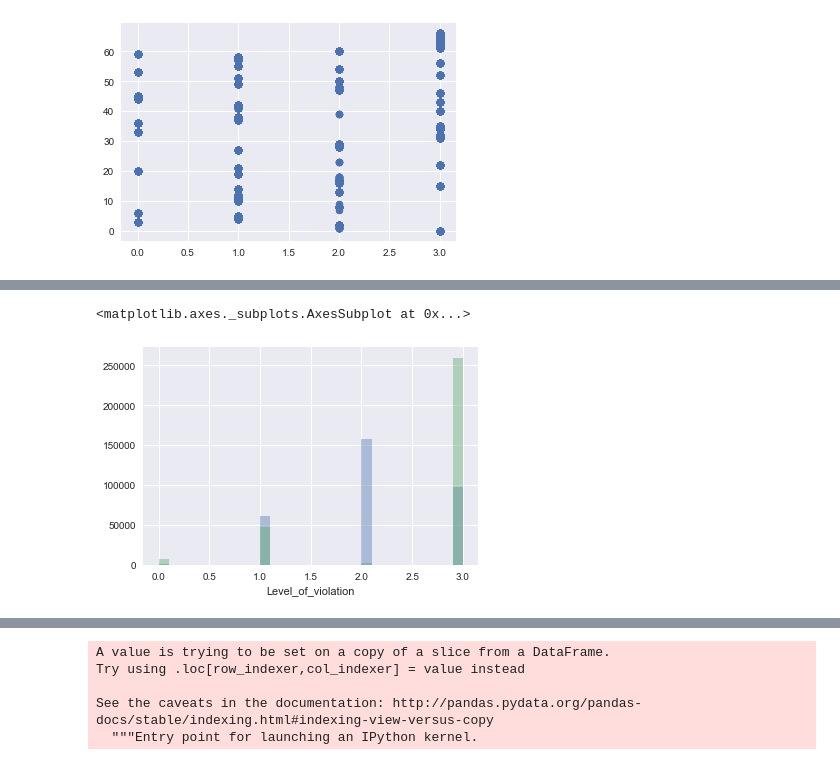
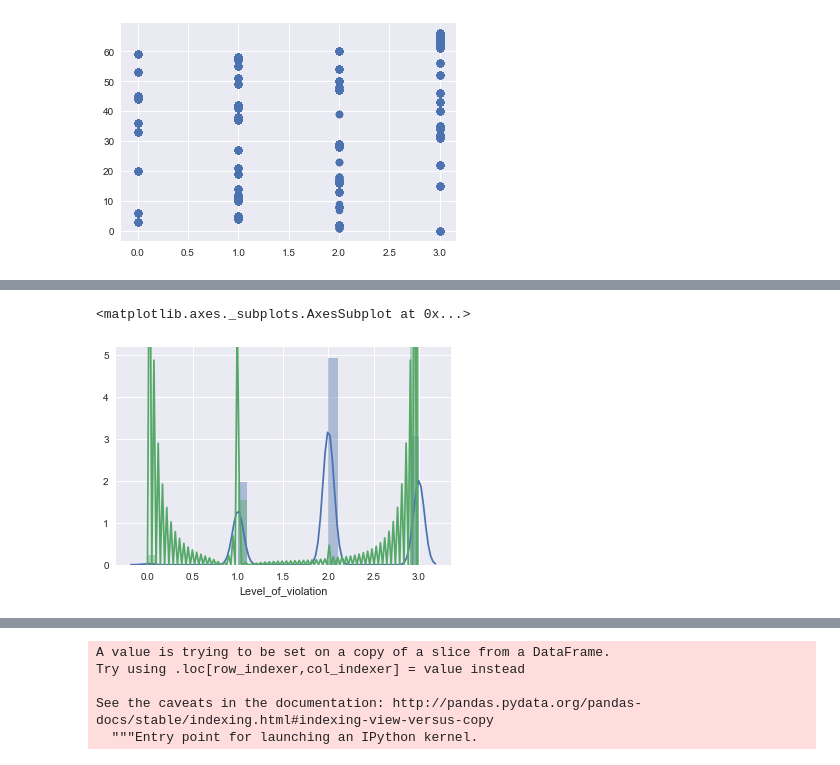
Before and after one commit to Reet1992/Boston_Crime_Prediction, a Jupyter notebook: crime_prediction_python_Second_phase.ipynb, the cells around one changed output, grey strips where cells are left out. Drawn from its saved outputs; the diff is of its cells as text; code cells hidden in the pictures.

```diff
--- a/crime_prediction_python_Second_phase.ipynb
+++ b/crime_prediction_python_Second_phase.ipynb
@@ -123,6 +123,9 @@ new_data2.head()
 # %%
 new_data2 = new_data
 new_data2 = new_data2.dropna()
+from sklearn import preprocessing
+#creating labelEncoder
+le = preprocessing.LabelEncoder()
 # %%
 Offense = le.fit_transform(new_data2['Offense_code_group'])
 # %%
@@ -145,6 +154,12 @@ Try using .loc[row_indexer,col_indexer] = value instead
 
 See the caveats in the documentation: http://pandas.pydata.org/pandas-docs/stable/indexing.html#indexing-view-versus-copy
   """Entry point for launching an IPython kernel.
+# %%
+lv = le.fit_transform(new_data2['Level_of_violation'])
+new_data2['Level_of_violation'] = lv
+# %%
+Day = le.fit_transform(new_data2['Day'])
+new_data2['Day'] = Day
 # %%
 new_data2.head()
 # %% [output]
@@ -820,6 +873,6 @@ new_data2.head()
 # %%
-sns.distplot(new_data2['Crime_type'],bins=30,kde=False)
-sns.distplot(new_data2['Level_of_violation'],bins=30,kde=False)
+sns.distplot(geo2['Crime_type'],bins=30)
+sns.distplot(geo2['Level_of_violation'],bins=30)
 # %% [output]
 <matplotlib.axes._subplots.AxesSubplot at 0x...>
-[figure, old version]
+[figure, new version]
```
Also changed, not shown: parts of 30 cells of this notebook.
